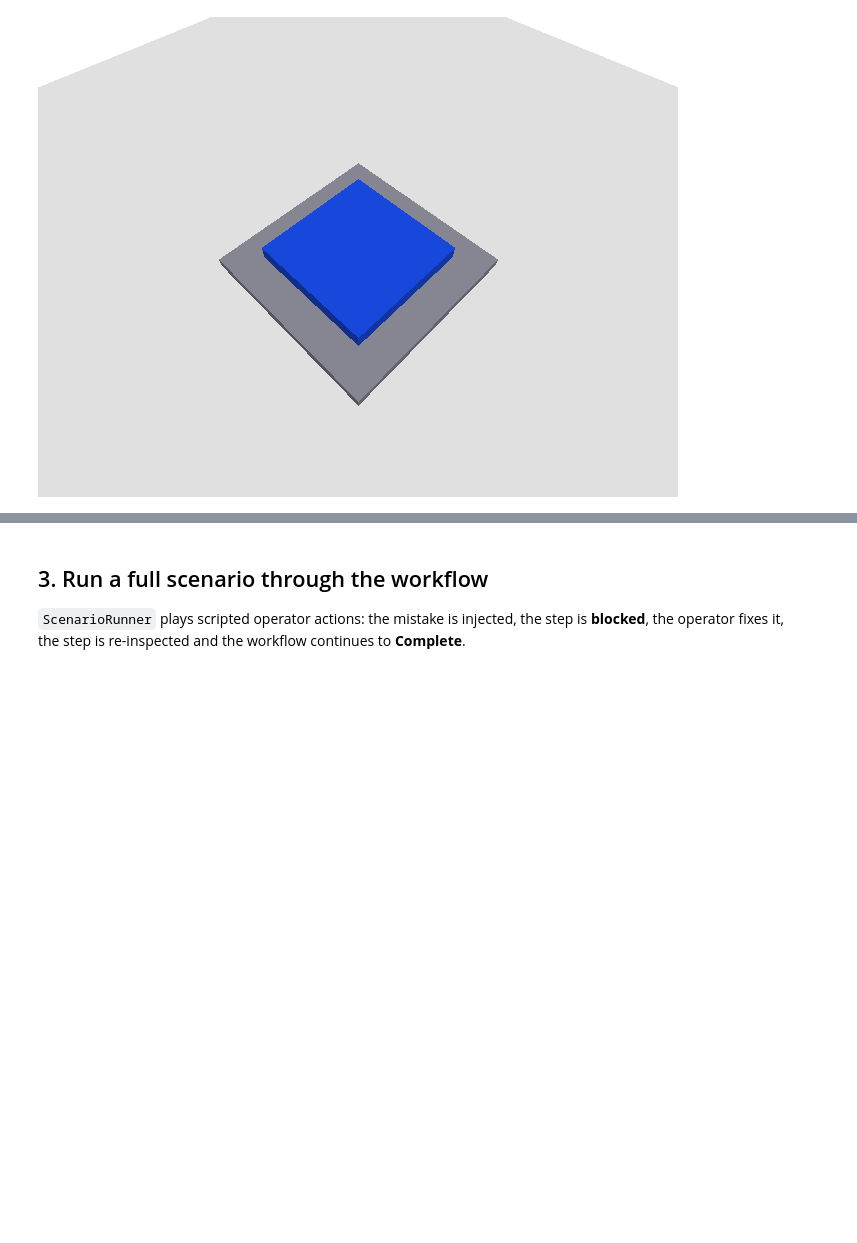
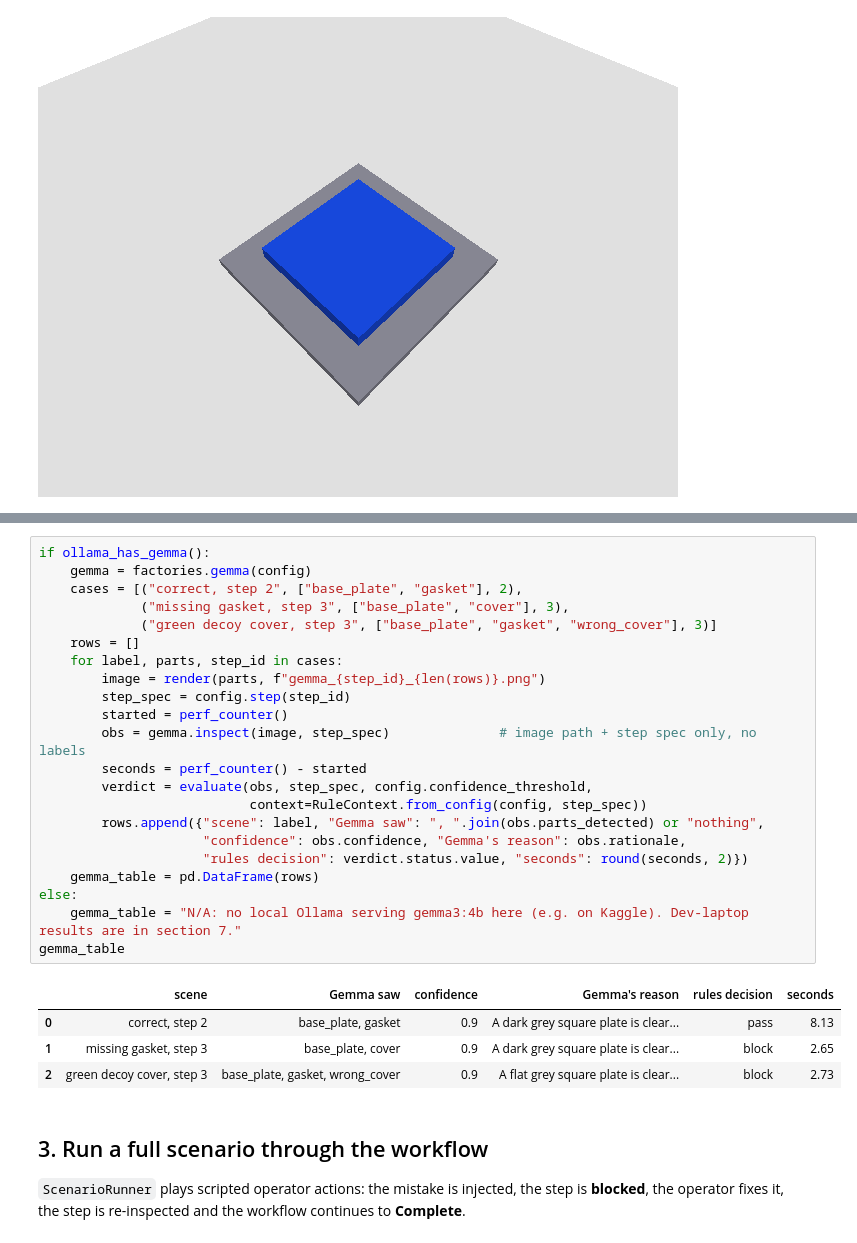
Before and after one commit to OmarElkott/HoloGuide, a Jupyter notebook: notebooks/hologuide_demo.ipynb, the cells around one changed output, grey strips where cells are left out. Drawn from its saved outputs; the diff is of its cells as text; blank space fills up the shorter version.

```diff
--- a/notebooks/hologuide_demo.ipynb
+++ b/notebooks/hologuide_demo.ipynb
@@ -117,3 +151,30 @@ except ImportError:
+# %%
+if ollama_has_gemma():
+    gemma = factories.gemma(config)
+    cases = [("correct, step 2", ["base_plate", "gasket"], 2),
+             ("missing gasket, step 3", ["base_plate", "cover"], 3),
+             ("green decoy cover, step 3", ["base_plate", "gasket", "wrong_cover"], 3)]
+    rows = []
+    for label, parts, step_id in cases:
+        image = render(parts, f"gemma_{step_id}_{len(rows)}.png")
+        step_spec = config.step(step_id)
+        started = perf_counter()
+        obs = gemma.inspect(image, step_spec)              # image path + step spec only, no labels
+        seconds = perf_counter() - started
+        verdict = evaluate(obs, step_spec, config.confidence_threshold,
+                           context=RuleContext.from_config(config, step_spec))
+        rows.append({"scene": label, "Gemma saw": ", ".join(obs.parts_detected) or "nothing",
+                     "confidence": obs.confidence, "Gemma's reason": obs.rationale,
+                     "rules decision": verdict.status.value, "seconds": round(seconds, 2)})
+    gemma_table = pd.DataFrame(rows)
+else:
+    gemma_table = "N/A: no local Ollama serving gemma3:4b here (e.g. on Kaggle). Dev-laptop results are in section 7."
+gemma_table
+# %% [output]
+|  | scene | Gemma saw | confidence | Gemma's reason | rules decision | seconds |
+| 0 | correct, step 2 | base_plate, gasket | 0.9 | A dark grey square plate is clear... | pass | 8.13 |
+| 1 | missing gasket, step 3 | base_plate, cover | 0.9 | A dark grey square plate is clear... | block | 2.65 |
+| 2 | green decoy cover, step 3 | base_plate, gasket, wrong_cover | 0.9 | A flat grey square plate is clear... | block | 2.73 |
 # %% [markdown]
 ## 3. Run a full scenario through the workflow
 
```
Also changed, not shown: parts of 9 cells of this notebook.
